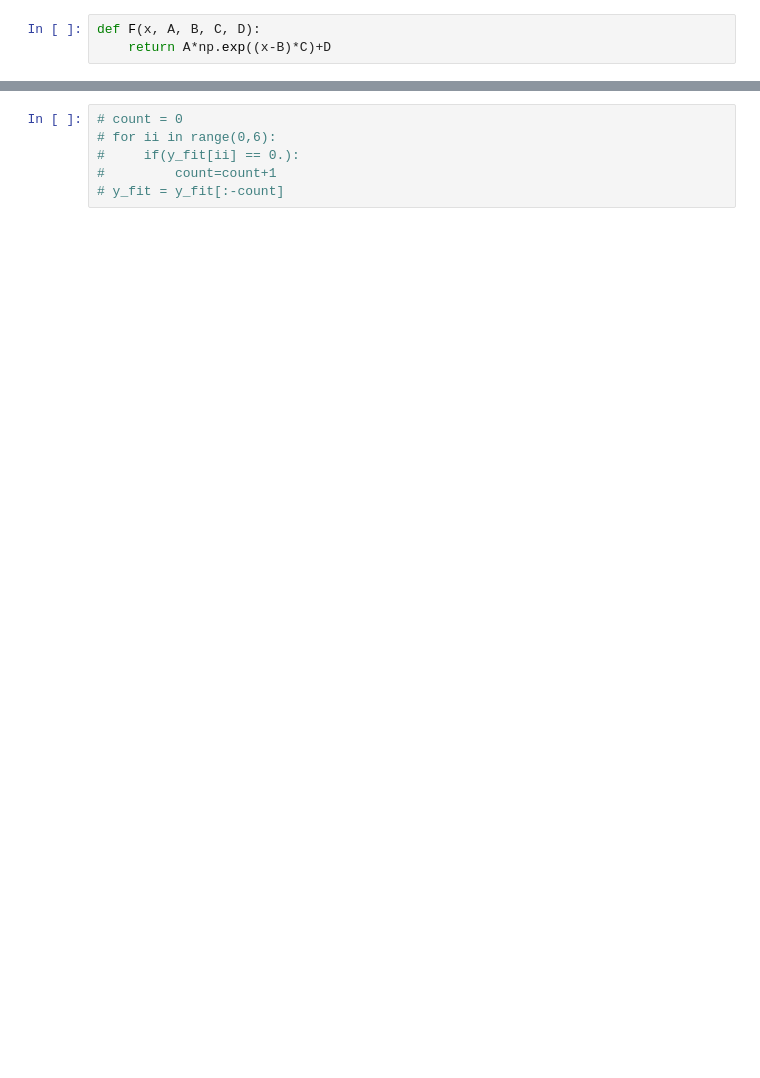
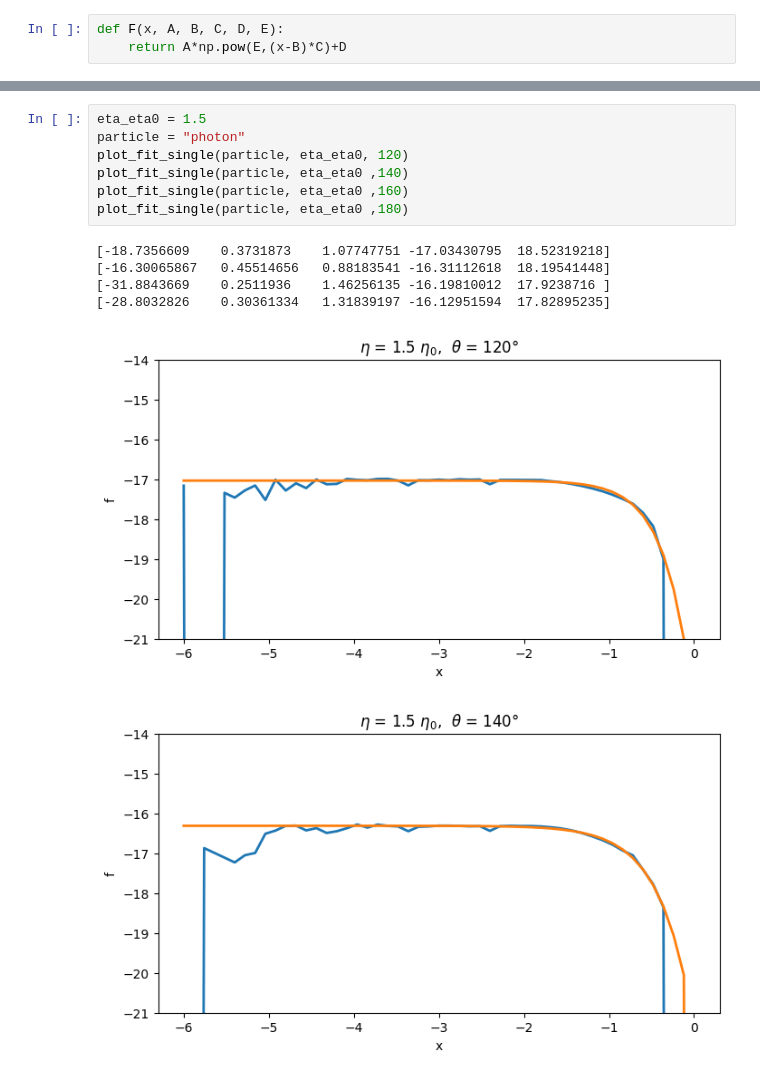
Before and after one commit to pwit07/sophia_next, a Jupyter notebook: src/Fitting.ipynb, the cells around one changed output, grey strips where cells are left out. Drawn from its saved outputs; the diff is of its cells as text; blank space fills up the shorter version.

```diff
--- a/src/Fitting.ipynb
+++ b/src/Fitting.ipynb
@@ -9,5 +12,5 @@ _eta = ["1.1", "1.2",
        "5.0", "6.0", "7.0", "8.0", "9.0", "10.0", "20.0", "30.0", "40.0", "100.0"]
 # %%
-def F(x, A, B, C, D):
-    return A*np.exp((x-B)*C)+D
+def F(x, A, B, C, D, E):
+    return A*np.pow(E,(x-B)*C)+D
 # %%
@@ -60,6 +63,14 @@ ax.set_ylim(-21,-14)
-# %%
-# count = 0
-# for ii in range(0,6):
-#     if(y_fit[ii] == 0.):
-#         count=count+1
-# y_fit = y_fit[:-count]
+# %%
+eta_eta0 = 1.5
+particle = "photon"
+plot_fit_single(particle, eta_eta0, 120)
+plot_fit_single(particle, eta_eta0 ,140)
+plot_fit_single(particle, eta_eta0 ,160)
+plot_fit_single(particle, eta_eta0 ,180)
+# %% [output]
+[-18.7356609    0.3731873    1.07747751 -17.03430795  18.52319218]
+[-16.30065867   0.45514656   0.88183541 -16.31112618  18.19541448]
+[-31.8843669    0.2511936    1.46256135 -16.19810012  17.9238716 ]
+[-28.8032826    0.30361334   1.31839197 -16.12951594  17.82895235]
+[figure, added]
+[figure, added]
```
Also changed, not shown: parts of 19 cells of this notebook.
